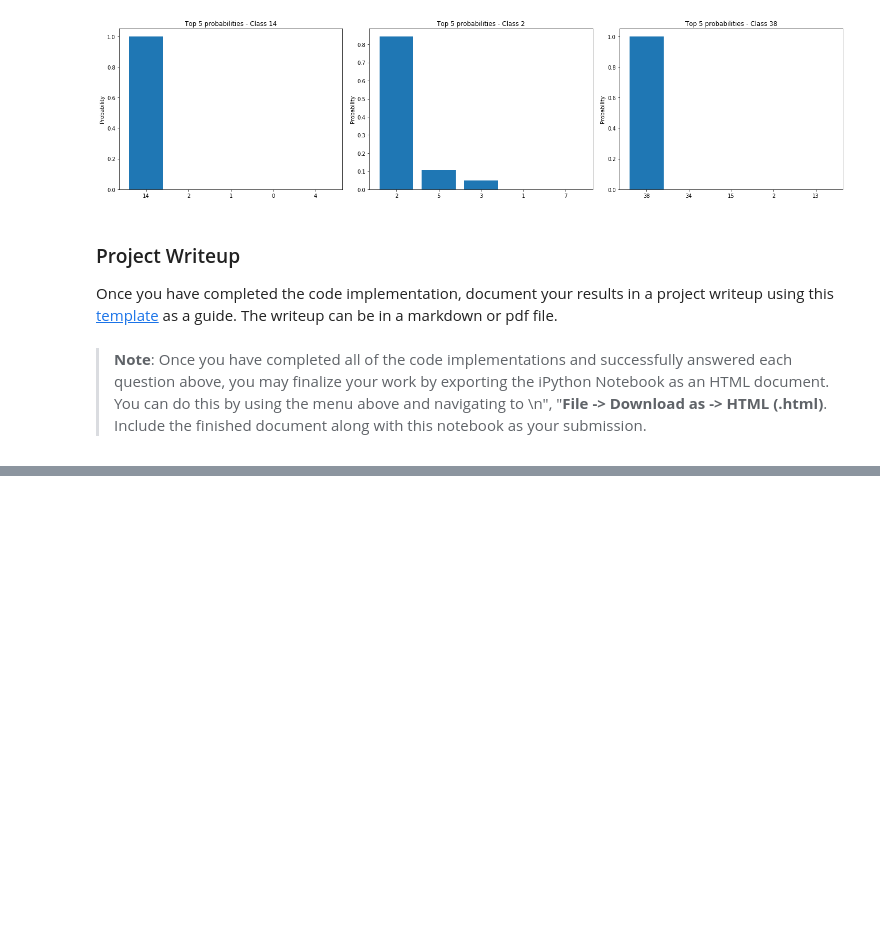
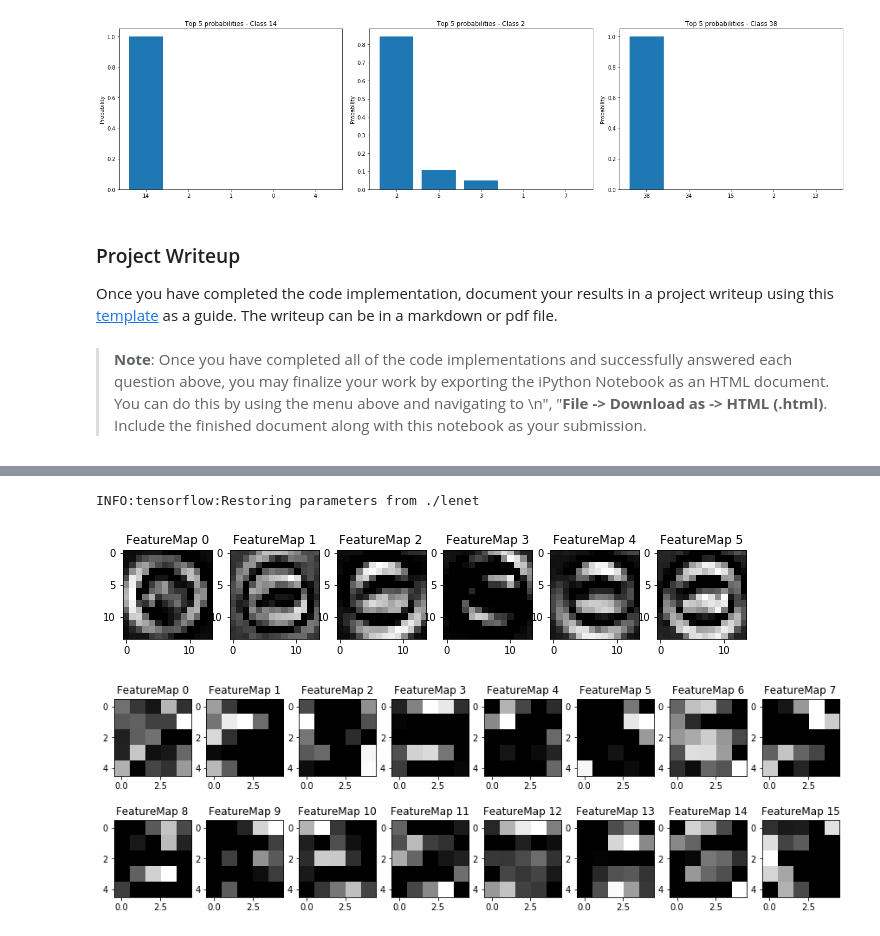
Before and after one commit to nyukhalov/CarND-Traffic-Sign-Classifier-Project, a Jupyter notebook: Traffic_Sign_Classifier.ipynb, the cells around one changed output, grey strips where cells are left out. Cells and saved outputs as stored; diff of their text form; code cells hidden in the pictures; blank space fills up the shorter version.

Commit message:
Added visualization of conv1 and conv2 layers

```diff
--- a/Traffic_Sign_Classifier.ipynb
+++ b/Traffic_Sign_Classifier.ipynb
@@ -583,7 +583,7 @@ def LeNet_5(x, keep_prob):
     # Layer 5: 512 -> 43.
     logits = fc_layer(fc2, 512, 43)
 
-    return logits
+    return logits, (conv1, conv2, fc1, fc2)
 # %% [markdown]
 ### Train, Validate and Test the Model
 # %% [markdown]
@@ -618,7 +618,7 @@ if global_step is None:
 learning_rate = tf.train.exponential_decay(starter_learning_rate, global_step,
                                            decay_steps=decay_steps, decay_rate=0.5, staircase=True)
 
-logits = LeNet_5(x, keep_prob)
+logits, (conv1, conv2, fc1, fc2) = LeNet_5(x, keep_prob)
 
 cross_entropy = tf.nn.softmax_cross_entropy_with_logits(labels=one_hot_y, logits=logits)
 loss_operation = tf.reduce_mean(cross_entropy)
@@ -979,29 +979,38 @@ For an example of what feature map outputs look like, check out NVIDIA's results
 # %%
 ### Visualize your network's feature maps here.
 ### Feel free to use as many code cells as needed.
 
 # image_input: the test image being fed into the network to produce the feature maps
 # tf_activation: should be a tf variable name used during your training procedure that represents the calculated state of a specific weight layer
 # activation_min/max: can be used to view the activation contrast in more detail, by default matplot sets min and max to the actual min and max values of the output
 # plt_num: used to plot out multiple different weight feature map sets on the same block, just extend the plt number for each new feature map entry
 
-def outputFeatureMap(image_input, tf_activation, activation_min=-1, activation_max=-1 ,plt_num=1):
+def outputFeatureMap(sess, image_input, tf_activation, activation_min=-1, activation_max=-1 ,plt_num=1):
     # Here make sure to preprocess your image_input in a way your network expects
     # with size, normalization, ect if needed
     # image_input =
     # Note: x should be the same name as your network's tensorflow data placeholder variable
     # If you get an error tf_activation is not defined it may be having trouble accessing the variable from inside a function
     activation = tf_activation.eval(session=sess,feed_dict={x : image_input})
     featuremaps = activation.shape[3]
     plt.figure(plt_num, figsize=(15,15))
     for featuremap in range(featuremaps):
         plt.subplot(6,8, featuremap+1) # sets the number of feature maps to show on each row and column
         plt.title('FeatureMap ' + str(featuremap)) # displays the feature map number
         if activation_min != -1 & activation_max != -1:
             plt.imshow(activation[0,:,:, featuremap], interpolation="nearest", vmin =activation_min, vmax=activation_max, cmap="gray")
         elif activation_max != -1:
             plt.imshow(activation[0,:,:, featuremap], interpolation="nearest", vmax=activation_max, cmap="gray")
         elif activation_min !=-1:
             plt.imshow(activation[0,:,:, featuremap], interpolation="nearest", vmin=activation_min, cmap="gray")
         else:
             plt.imshow(activation[0,:,:, featuremap], interpolation="nearest", cmap="gray")
+
+with tf.Session() as sess:
+    saver.restore(sess, tf.train.latest_checkpoint('.'))
+    outputFeatureMap(sess, [X_test_norm[0]], conv1, plt_num=1)
+    outputFeatureMap(sess, [X_test_norm[0]], conv2, plt_num=2)
+# %% [output]
+INFO:tensorflow:Restoring parameters from ./lenet
+[figure, added]
+[figure, added]
```
Also changed, not shown: parts of 2 cells of this notebook.
